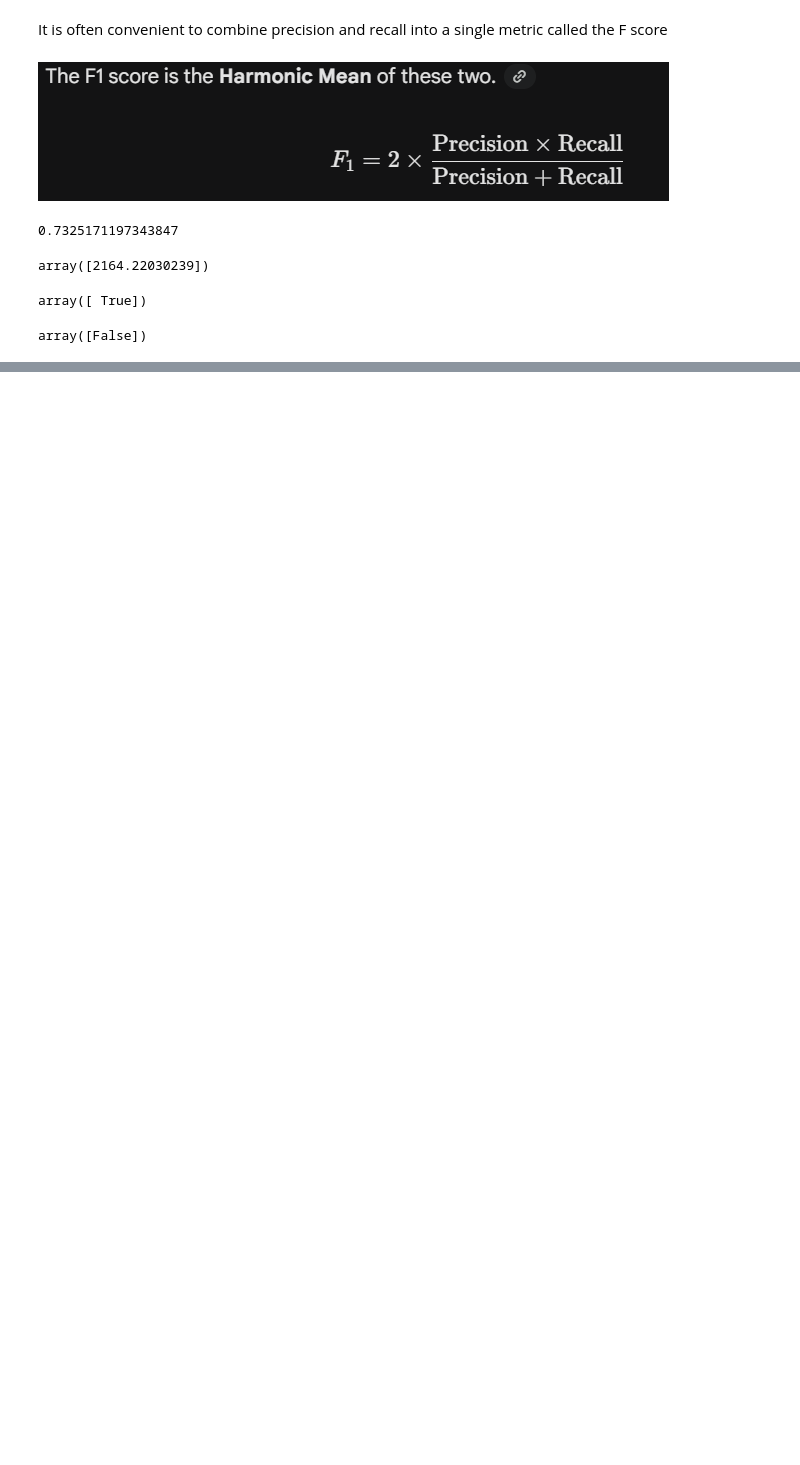
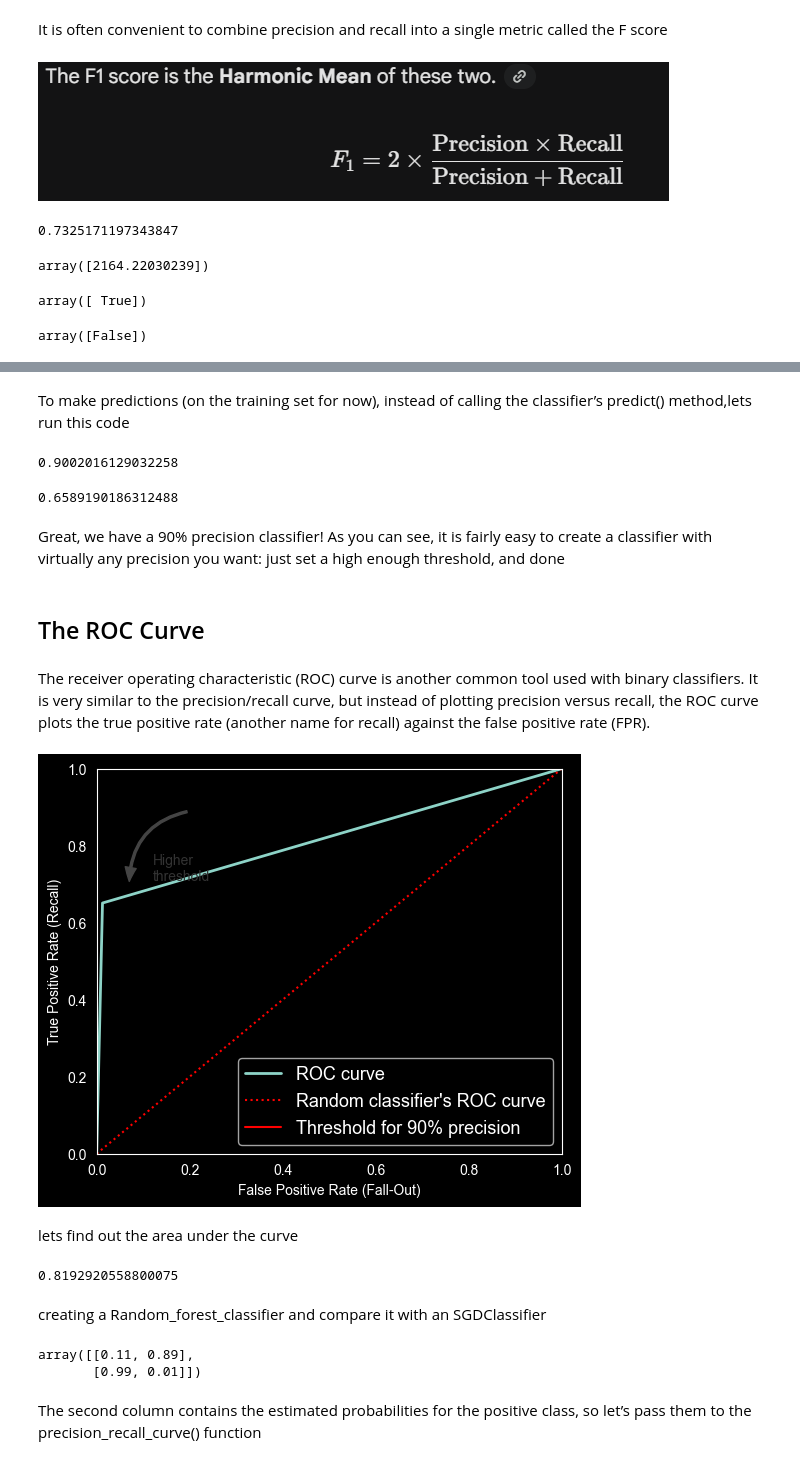
Before and after one commit to Harsh-Prajapati54/ML-Projects, a Jupyter notebook: Handwritten-Classification.ipynb, the cells around one changed output, grey strips where cells are left out. Drawn from its saved outputs; the diff is of its cells as text; code cells hidden in the pictures; blank space fills up the shorter version.

```diff
--- a/Handwritten-Classification.ipynb
+++ b/Handwritten-Classification.ipynb
@@ -281,0 +344,3 @@ array([False])
+# %% [markdown]
+To make predictions (on the training set for now), instead of calling the
+classifier’s predict() method,lets run this code
@@ -281,0 +349,58 @@ array([False])
+# %%
+precision_score(y_train_5, y_train_pred_90)
+# %% [output]
+0.9002016129032258
+# %%
+recall_at_90_precision = recall_score(y_train_5, y_train_pred_90)
+recall_at_90_precision
+# %% [output]
+0.6589190186312488
+# %% [markdown]
+Great, we have a 90% precision classifier! As you can see, it is fairly easy to
+create a classifier with virtually any precision you want: just set a high
+enough threshold, and done
+# %% [markdown]
+ ## The ROC Curve
+# %% [markdown]
+The receiver operating characteristic (ROC) curve is another common tool
+used with binary classifiers. It is very similar to the precision/recall curve, but
+instead of plotting precision versus recall, the ROC curve plots the true
+positive rate (another name for recall) against the false positive rate (FPR).
+# %%
+from sklearn.metrics import roc_curve
+fpr,tpr,threshold = roc_curve(y_train_5, y_train_pred)
+# %%
+idx_for_threshold_at_90 = (thresholds <= threshold_for_90_precision).argmax()
+tpr_90, fpr_90 = tpr[idx_for_threshold_at_90], fpr[idx_for_threshold_at_90]
+
+plt.figure(figsize=(6, 5))  # extra code – not needed, just formatting
+plt.plot(fpr, tpr, linewidth=2, label="ROC curve")
+plt.plot([0, 1], [0, 1], 'r:', label="Random classifier's ROC curve")
+plt.plot([fpr_90], [tpr_90], "r", label="Threshold for 90% precision")
+
+# extra code – just beautifies and saves Figure 3–7
+plt.gca().add_patch(patches.FancyArrowPatch(
+    (0.20, 0.89), (0.07, 0.70),
+    connectionstyle="arc3,rad=.4",
+    arrowstyle="Simple, tail_width=1.5, head_width=8, head_length=10",
+    color="#444444"))
+plt.text(0.12, 0.71, "Higher\nthreshold", color="#333333")
+plt.xlabel('False Positive Rate (Fall-Out)')
+plt.ylabel('True Positive Rate (Recall)')
+plt.grid()
+plt.axis([0, 1, 0, 1])
+plt.legend(loc="lower right", fontsize=13)
+
+
+plt.show()
+# %% [output]
+[figure, added]
+# %% [markdown]
+lets find out the area under the curve
+# %%
+from sklearn.metrics import roc_auc_score
+roc_auc_score(y_train_5, y_train_pred)
+# %% [output]
+0.8192920558800075
+# %% [markdown]
+creating  a Random_forest_classifier and compare it with an SGDClassifier
@@ -281,0 +413,8 @@ array([False])
+# %%
+y_probas_forest[:2]
+# %% [output]
+array([[0.11, 0.89],
+       [0.99, 0.01]])
+# %% [markdown]
+The second column contains the estimated probabilities for the positive class,
+so let’s pass them to the precision_recall_curve() function
```
Also changed, not shown: parts of 24 cells of this notebook.
